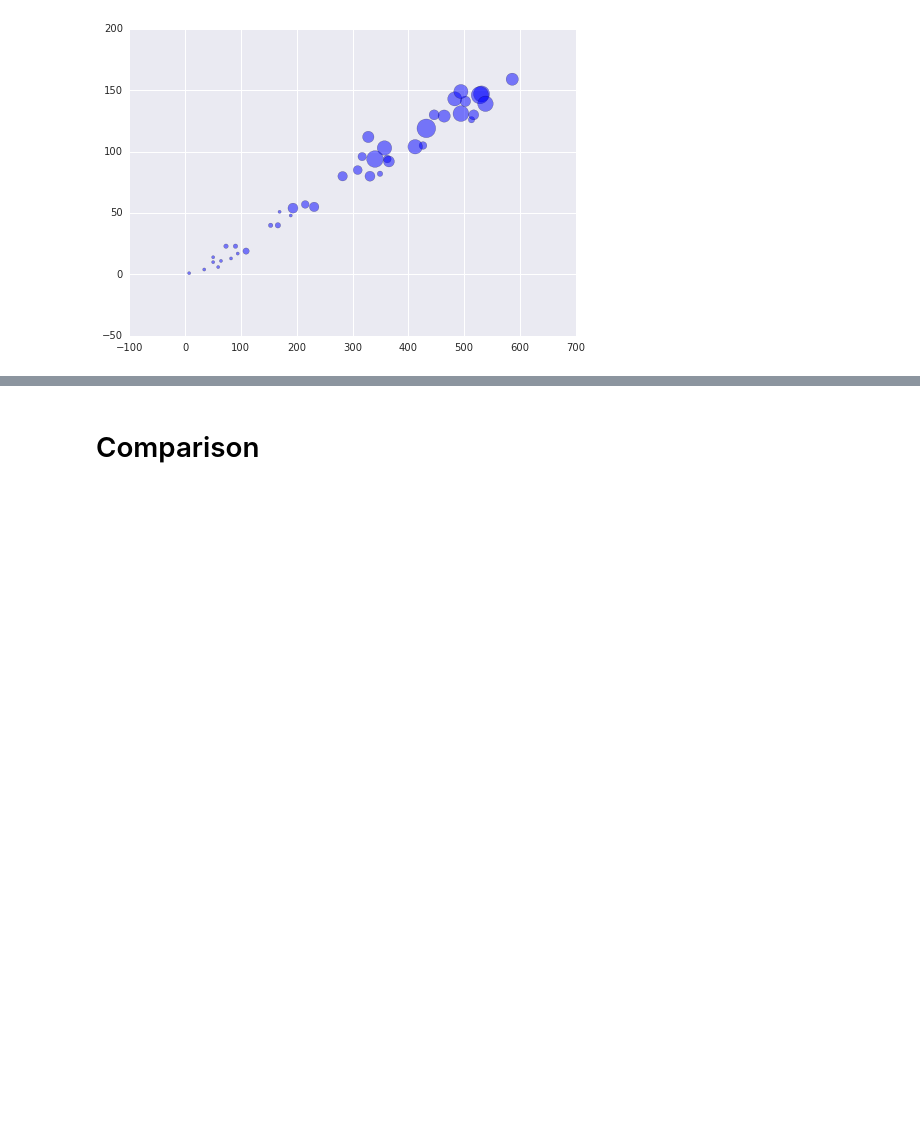
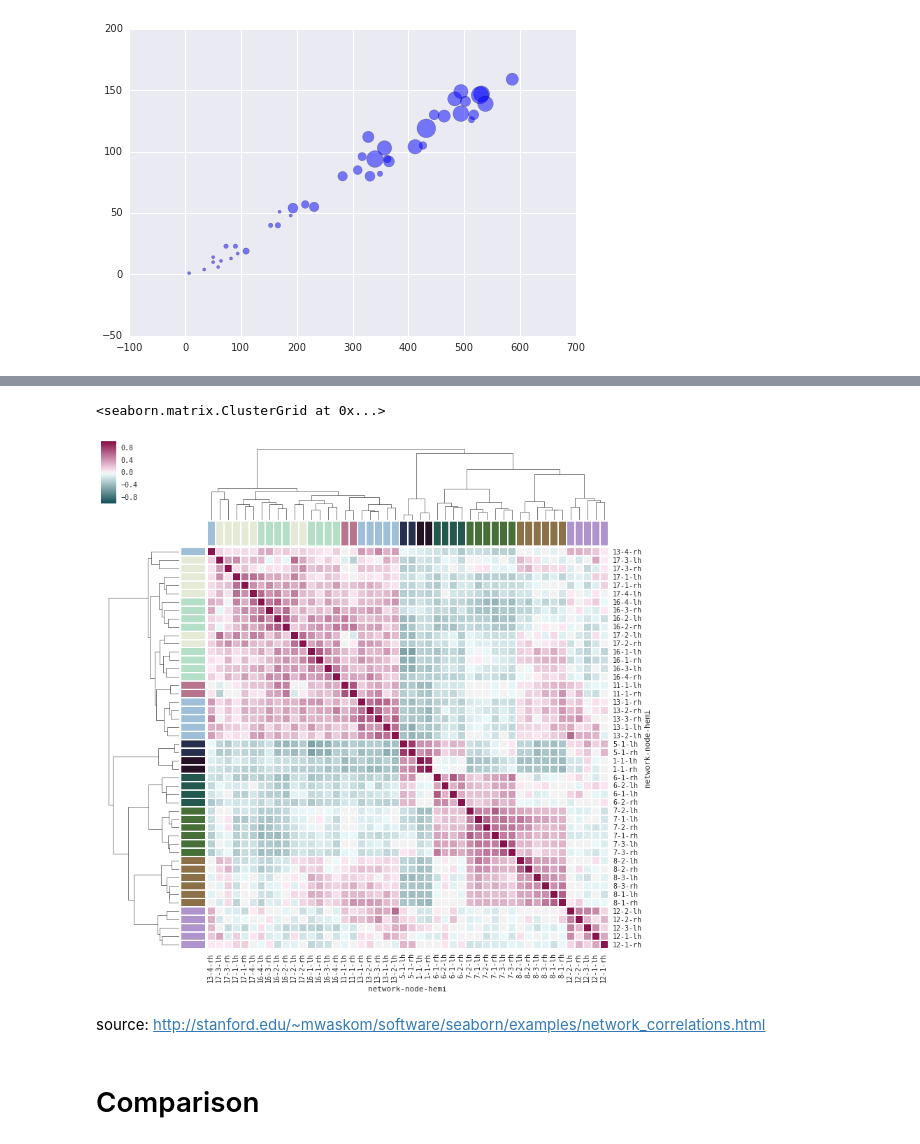
Before and after one commit to hpcit/lectures, a Jupyter notebook: pydata/06_dataframes.ipynb, the cells around one changed output, grey strips where cells are left out. Drawn from its saved outputs; the diff is of its cells as text; code cells hidden in the pictures; blank space fills up the shorter version.

Commit message:
Adding combos and indexes magic

```diff
--- a/pydata/06_dataframes.ipynb
+++ b/pydata/06_dataframes.ipynb
@@ -1107,3 +1216,29 @@ plt.scatter(baseball.ab, baseball.h, c=baseball.hr, s=40, cmap='hot')
+# %%
+sns.set(font="monospace")
+# DATAFRAME
+df = sns.load_dataset("brain_networks", header=[0, 1, 2], index_col=0)
+used_networks = [1, 5, 6, 7, 8, 11, 12, 13, 16, 17]
+used_columns = (df.columns.get_level_values("network")
+                          .astype(int)
+                          .isin(used_networks))
+df = df.loc[:, used_columns]
+#NETWORKS
+network_pal = sns.cubehelix_palette(len(used_networks),
+                                    light=.9, dark=.1, reverse=True,
+                                    start=1, rot=-2)
+network_lut = dict(zip(map(str, used_networks), network_pal))
+networks = df.columns.get_level_values("network")
+#COLORS
+network_colors = pd.Series(networks).map(network_lut)
+cmap = sns.diverging_palette(h_neg=210, h_pos=350, s=90, l=30, as_cmap=True)
+# HEATMAP
+sns.clustermap(df.corr(), row_colors=network_colors, method="average",
+               col_colors=network_colors, figsize=(13, 13), cmap=cmap)
+# %% [output]
+<seaborn.matrix.ClusterGrid at 0x...>
+[figure, added]
+# %% [markdown]
+source: http://stanford.edu/~mwaskom/software/seaborn/examples/network_correlations.html
 # %% [markdown]
 # Comparison
 # %% [markdown]
```
Also changed, not shown: parts of 33 cells of this notebook, 1 other file.
